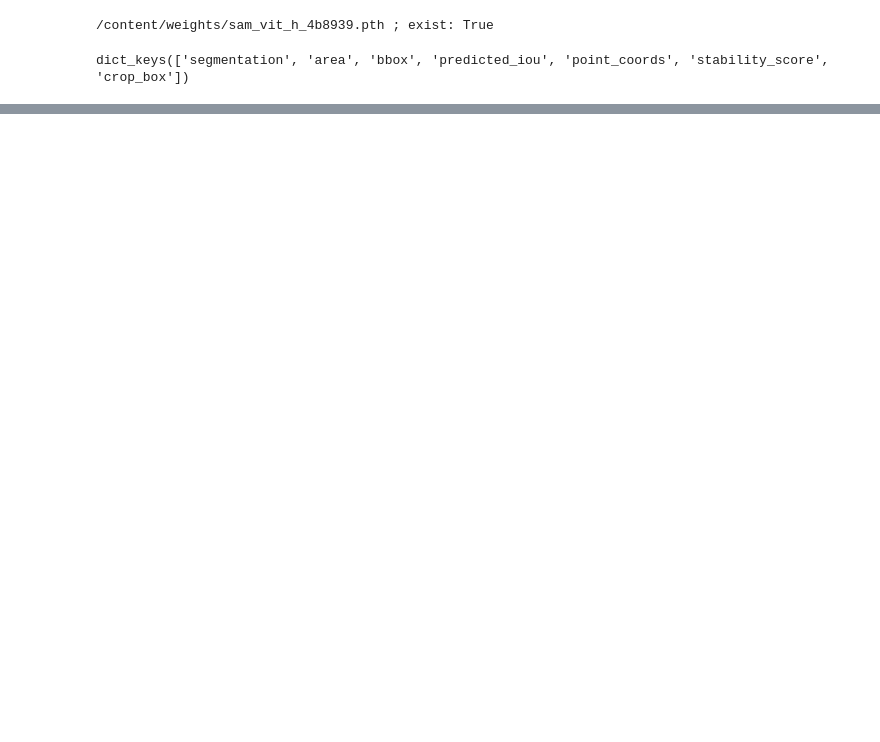
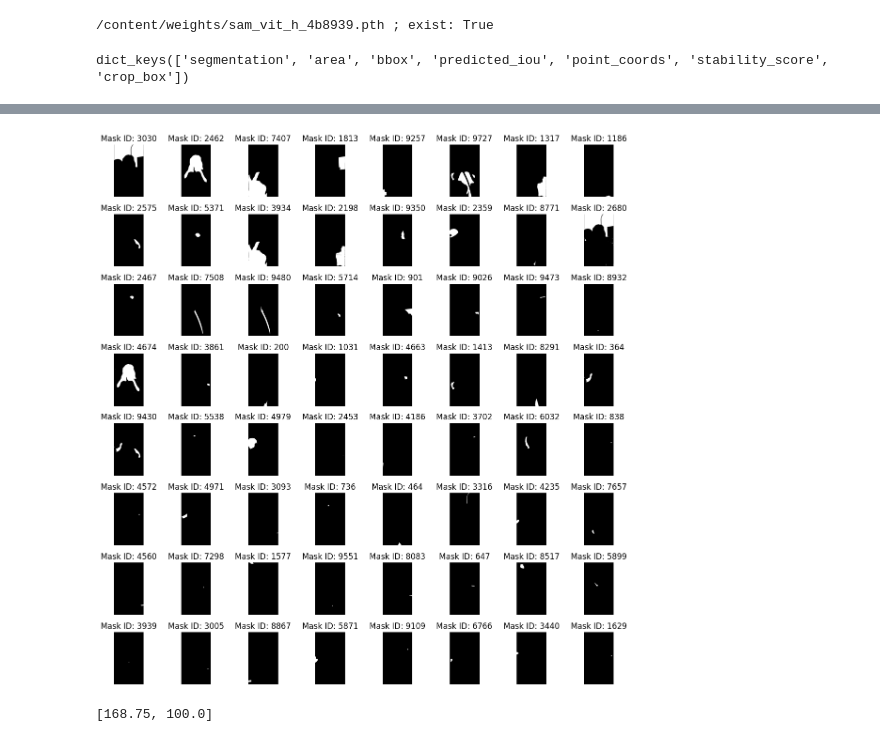
Before and after one commit to vincenzobucciero/mySegmentAnything, a Jupyter notebook: maskGenerator.ipynb, the cells around one changed output, grey strips where cells are left out. Saved outputs shown, nothing was run; the diff lists cells and outputs as text; code cells hidden in the pictures; blank space fills up the shorter version.

```diff
--- a/maskGenerator.ipynb
+++ b/maskGenerator.ipynb
@@ -235,0 +202,50 @@ sv.plot_images_grid(
+# %%
+import random
+import math
+import matplotlib.pyplot as plt
+
+# Genera gli ID casuali per le maschere
+random_ids = [random.randint(0, 10000) for _ in range(len(sam_result))]
+
+# Apre il file "encodingRLE" in modalità scrittura
+with open("encodingRLE.txt", "w") as file:
+    # Itera su ogni risultato di SAM
+    for random_id, result in zip(random_ids, sam_result):
+        # Calcola la codifica RLE per la maschera corrente
+        rle_encoding = mask_to_rle(result['segmentation'])
+
+        # Scrive l'ID della maschera e la relativa codifica RLE nel file
+        file.write(f"Maschera id [{random_id}] -> RLE: {rle_encoding}\n")
+
+# Calcola il numero di righe e colonne per la griglia
+num_masks = len(sam_result)
+num_cols = int(math.ceil(math.sqrt(num_masks)))  # Usa la radice quadrata arrotondata per eccesso per un layout quadrato
+num_rows = (num_masks + num_cols - 1) // num_cols
+
+# Crea una nuova figura per la griglia
+plt.figure(figsize=(12, 12))
+
+# Itera attraverso le maschere segmentate e i corrispondenti ID casuali
+for idx, (result, random_id) in enumerate(zip(sam_result, random_ids)):
+    # Recupera la maschera corrente
+    mask = result['segmentation']
+
+    # Aggiungi la maschera alla griglia come subplot con l'ID casuale corrispondente
+    plt.subplot(num_rows, num_cols, idx+1)
+    plt.imshow(mask, cmap='gray')
+    plt.title(f'Mask ID: {random_id}')  # Usa l'ID casuale invece dell'indice
+    plt.axis('off')
+
+# Ottimizza il layout della griglia per evitare sovrapposizioni
+plt.tight_layout()
+plt.show()
+# %% [output]
+[figure, added]
+# %%
+# Ottieni le coordinate dei punti di input per la maschera con ID 1
+point_coords_mask = sam_result[0]['point_coords']
+
+for point_coord in point_coords_mask:
+    print(point_coord)
+# %% [output]
+[168.75, 100.0]
```
Also changed, not shown: parts of 12 cells of this notebook.
